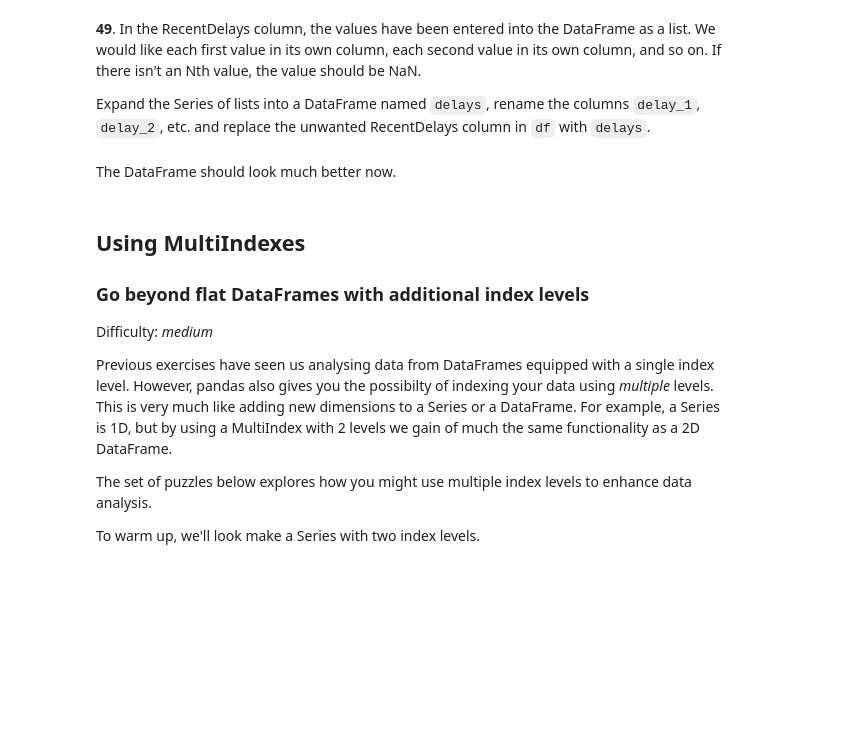
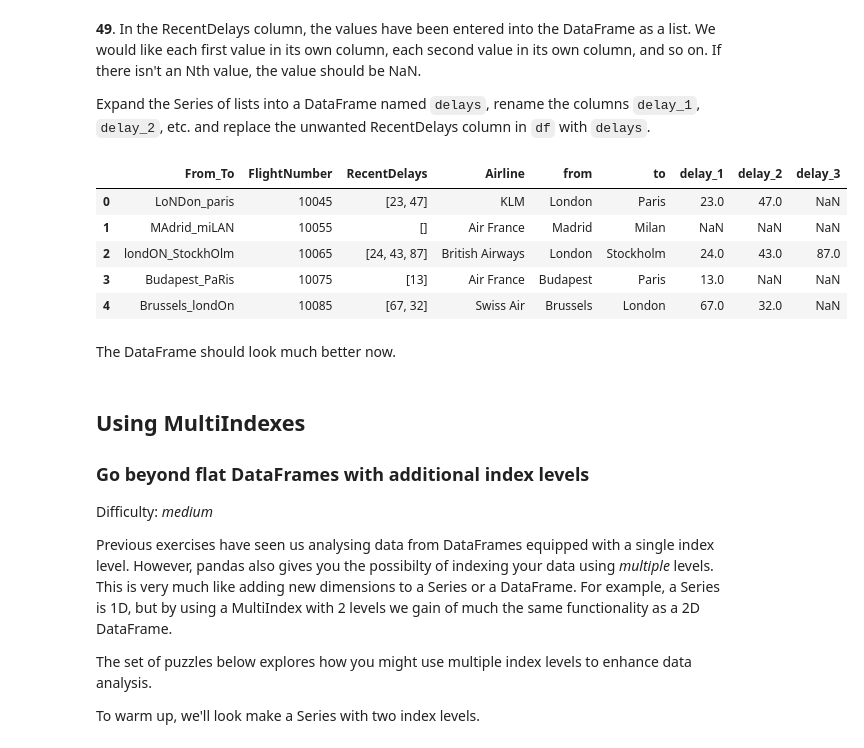
Before and after one commit to Avraham2489/DS_Training, a Jupyter notebook: B - Python/pandas/pandas_puzzles.ipynb, the cells around one changed output. Cells and saved outputs as stored; diff of their text form; code cells hidden in the pictures; blank space fills up the shorter version.

```diff
--- a/B - Python/pandas/pandas_puzzles.ipynb
+++ b/B - Python/pandas/pandas_puzzles.ipynb
@@ -278,2 +812,6 @@ df = pd.DataFrame({'From_To': ['LoNDon_paris', 'MAdrid_miLAN', 'londON_StockhOlm
 # %% [markdown]
 **45.** The From\_To column would be better as two separate columns! Split each string on the underscore delimiter `_` to give a new temporary DataFrame with the correct values. Assign the correct column names to this temporary DataFrame.
+# %%
+a=df['From_To'].str.split('_')
+a=pd.DataFrame(a.tolist(),columns=['from','to'])
+a
@@ -280,2 +825,6 @@ df = pd.DataFrame({'From_To': ['LoNDon_paris', 'MAdrid_miLAN', 'londON_StockhOlm
 # %% [markdown]
 **46.** Notice how the capitalisation of the city names is all mixed up in this temporary DataFrame. Standardise the strings so that only the first letter is uppercase (e.g. "londON" should become "London".)
+# %%
+a['from']=a['from'].str.capitalize()
+a['to']=a['to'].str.capitalize()
+a
@@ -282,2 +838,6 @@ df = pd.DataFrame({'From_To': ['LoNDon_paris', 'MAdrid_miLAN', 'londON_StockhOlm
 # %% [markdown]
 **47.** Delete the From_To column from `df` and attach the temporary DataFrame from the previous questions.
+# %%
+df.drop(columns='From_To')
+df=pd.concat([df,a],axis=1)
+df
@@ -284,2 +851,5 @@ df = pd.DataFrame({'From_To': ['LoNDon_paris', 'MAdrid_miLAN', 'londON_StockhOlm
 # %% [markdown]
 **48**. In the Airline column, you can see some extra puctuation and symbols have appeared around the airline names. Pull out just the airline name. E.g. `'(British Airways. )'` should become `'British Airways'`.
+# %%
+df['Airline']=df['Airline'].str.replace(r'[^a-zA-Z\s]','',regex=True).str.strip()
+df
@@ -287,6 +864,23 @@ df = pd.DataFrame({'From_To': ['LoNDon_paris', 'MAdrid_miLAN', 'londON_StockhOlm
 **49**. In the RecentDelays column, the values have been entered into the DataFrame as a list. We would like each first value in its own column, each second value in its own column, and so on. If there isn't an Nth value, the value should be NaN.
 
 Expand the Series of lists into a DataFrame named `delays`, rename the columns `delay_1`, `delay_2`, etc. and replace the unwanted RecentDelays column in `df` with `delays`.
+# %%
+delays_len = pd.Series(df['RecentDelays']).apply(len)
+delays = pd.Series(df['RecentDelays']).to_numpy()
+delays_array=np.full([len(delays),max(delays_len)],np.nan)
+mask=np.arange(max(delays_len))[np.newaxis,:]<delays_len.to_numpy()[:,np.newaxis]
+delays_array[mask]=np.concatenate(delays)
+df["delay_1"]=delays_array[:,0]
+df["delay_2"]=delays_array[:,1]
+df["delay_3"]=delays_array[:,2]
+df
+# %% [output]
+|  | From_To | FlightNumber | RecentDelays | Airline | from | to | delay_1 | delay_2 | delay_3 |
+| 0 | LoNDon_paris | 10045 | [23, 47] | KLM | London | Paris | 23.0 | 47.0 | NaN |
+| 1 | MAdrid_miLAN | 10055 | [] | Air France | Madrid | Milan | NaN | NaN | NaN |
+| 2 | londON_StockhOlm | 10065 | [24, 43, 87] | British Airways | London | Stockholm | 24.0 | 43.0 | 87.0 |
+| 3 | Budapest_PaRis | 10075 | [13] | Air France | Budapest | Paris | 13.0 | NaN | NaN |
+| 4 | Brussels_londOn | 10085 | [67, 32] | Swiss Air | Brussels | London | 67.0 | 32.0 | NaN |
 # %% [markdown]
 The DataFrame should look much better now.
 # %% [markdown]
```
Also changed, not shown: parts of 65 cells of this notebook.
